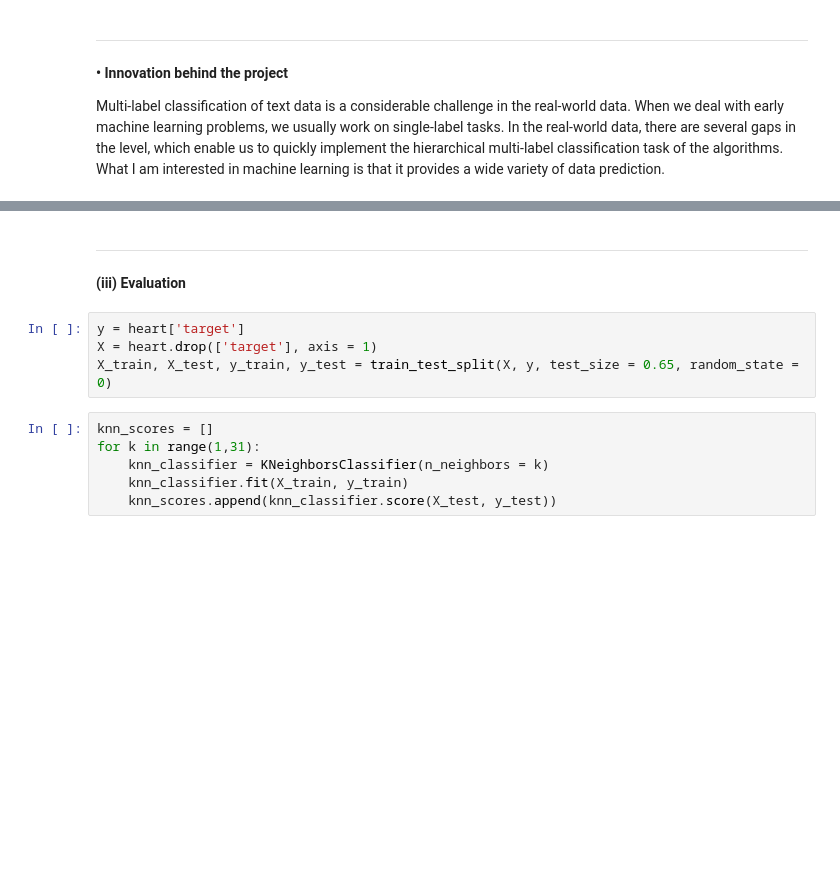
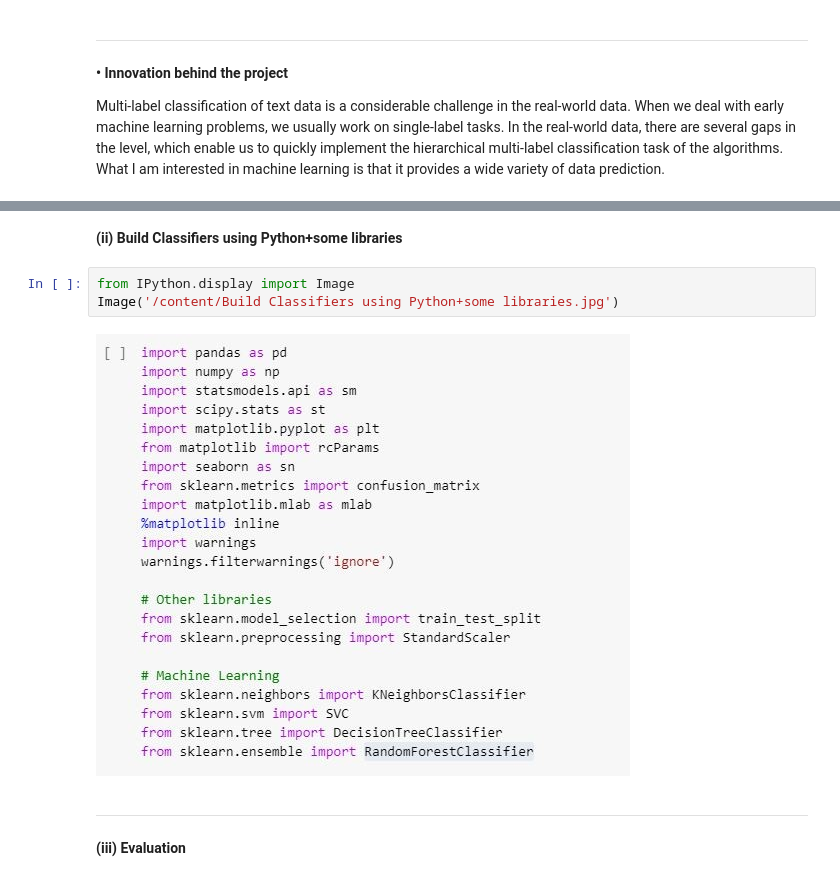
Before and after one commit to haishan-shi/A1, a Jupyter notebook: A3_Pitch and Plan for Solving a Domain Problem.ipynb, the cells around one changed output, grey strips where cells are left out. Cells and saved outputs as stored; diff of their text form; blank space fills up the shorter version.

```diff
--- a/A3_Pitch and Plan for Solving a Domain Problem.ipynb
+++ b/A3_Pitch and Plan for Solving a Domain Problem.ipynb
@@ -122,13 +55,10 @@ heart.head()
+# %% [markdown]
+**(ii)	Build Classifiers using Python+some libraries**
+# %%
+from IPython.display import Image
+Image('/content/Build Classifiers using Python+some libraries.jpg')
+# %% [output]
+[figure, added]
 # %% [markdown]
 ****
 **(iii)	Evaluation**
-# %%
-y = heart['target']
-X = heart.drop(['target'], axis = 1)
-X_train, X_test, y_train, y_test = train_test_split(X, y, test_size = 0.65, random_state = 0)
-# %%
-knn_scores = []
-for k in range(1,31):
-    knn_classifier = KNeighborsClassifier(n_neighbors = k)
-    knn_classifier.fit(X_train, y_train)
-    knn_scores.append(knn_classifier.score(X_test, y_test))
```
Also changed, not shown: parts of 31 cells of this notebook.
